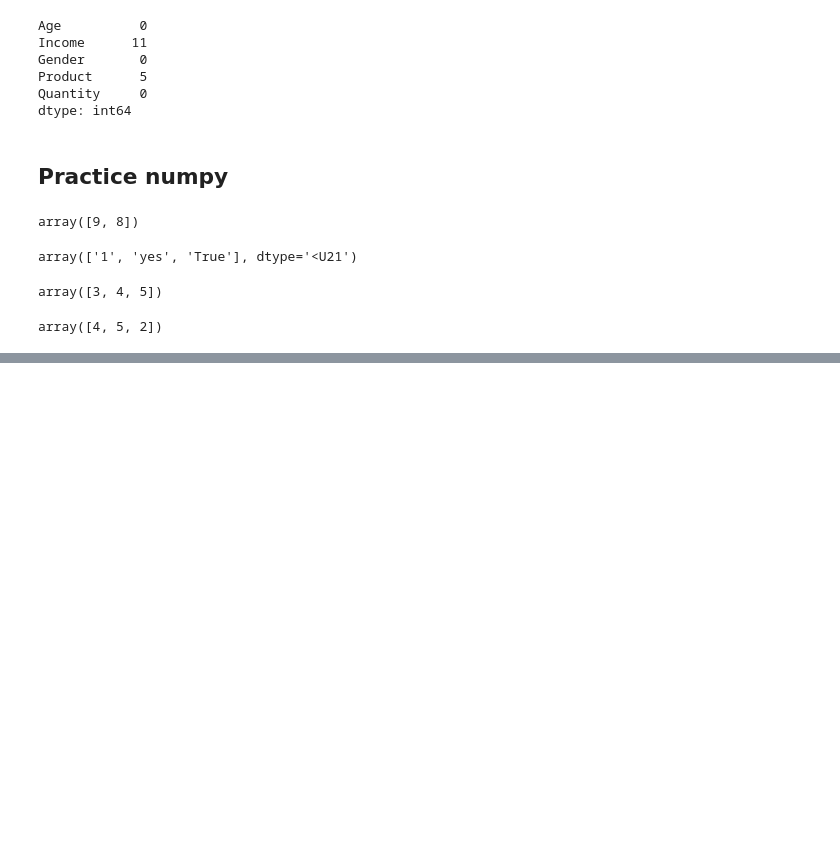
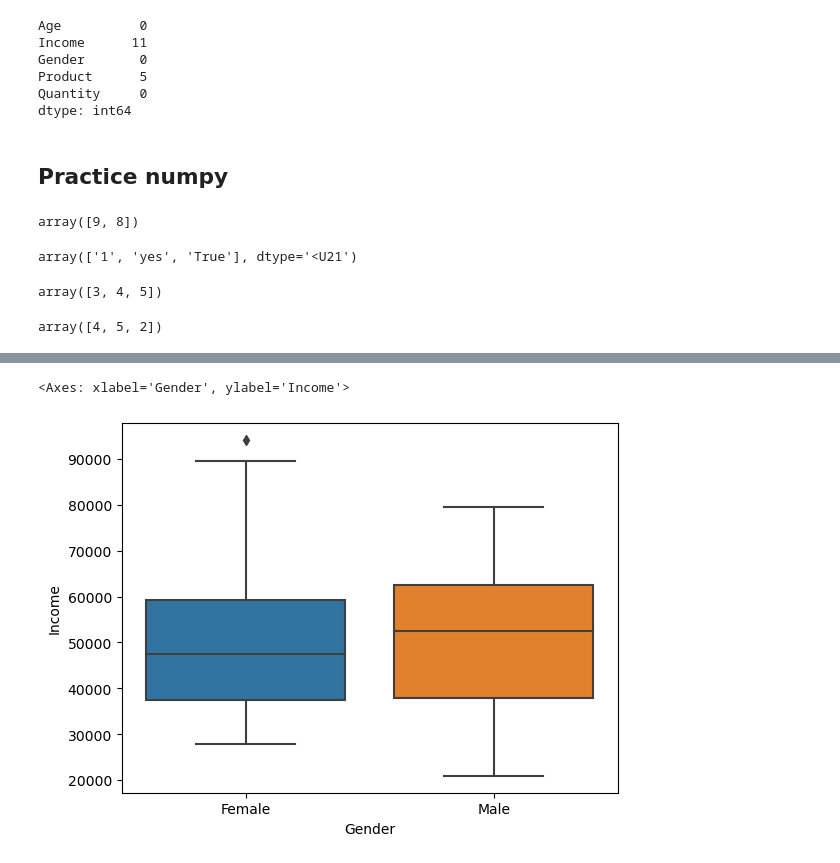
Before and after one commit to JinL-Zhang/Schulich_MBAN-6110-Data_Science-, a Jupyter notebook: check_envir.ipynb, the cells around one changed output, grey strips where cells are left out. Cells and saved outputs as stored; diff of their text form; code cells hidden in the pictures; blank space fills up the shorter version.

```diff
--- a/check_envir.ipynb
+++ b/check_envir.ipynb
@@ -220,0 +259,5 @@ array([4, 5, 2])
+# %%
+sns.boxplot(data= df_updated, x='Gender', y="Income")
+# %% [output]
+<Axes: xlabel='Gender', ylabel='Income'>
+[figure, added]
```
Also changed, not shown: parts of 14 cells of this notebook, 1 other file.
